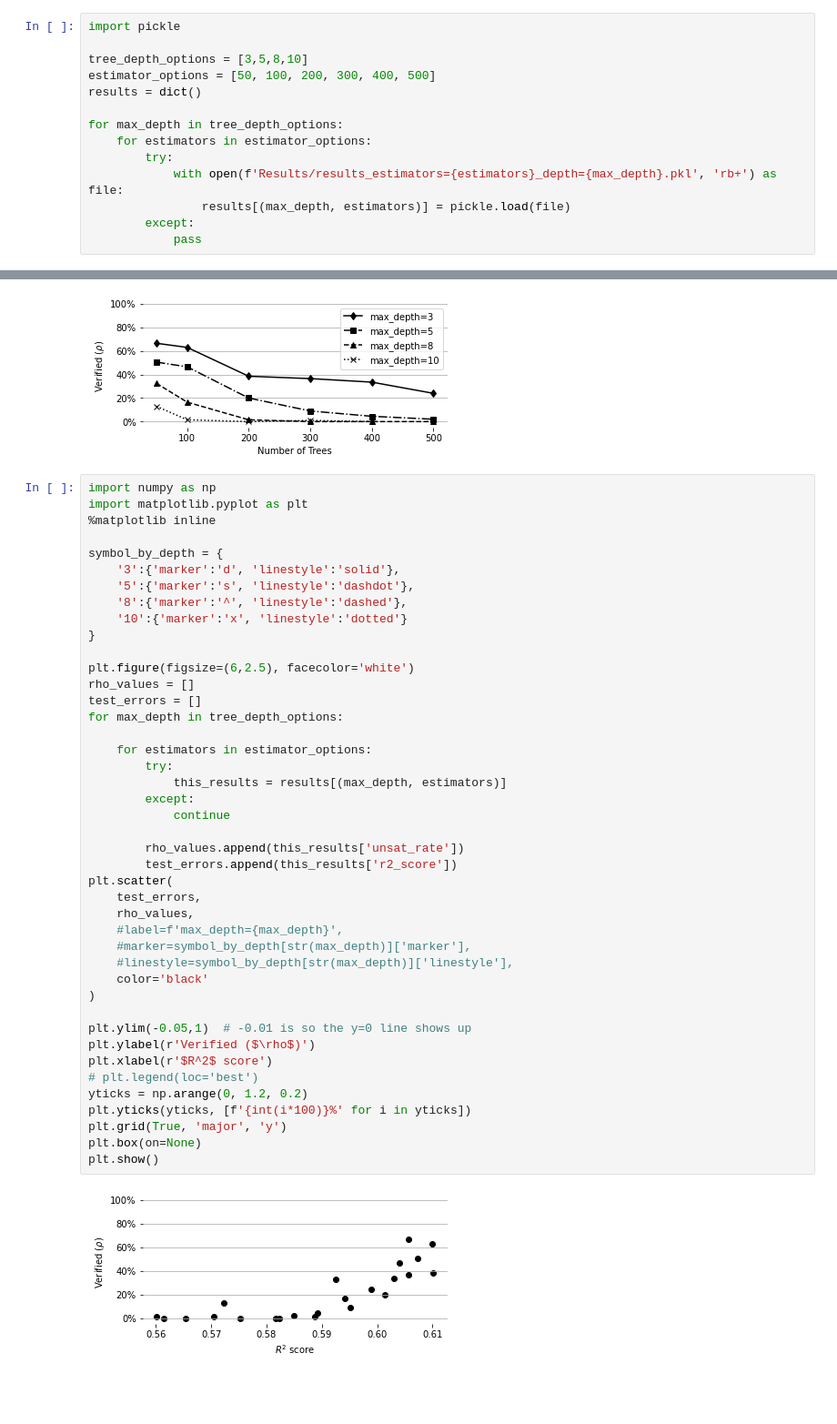
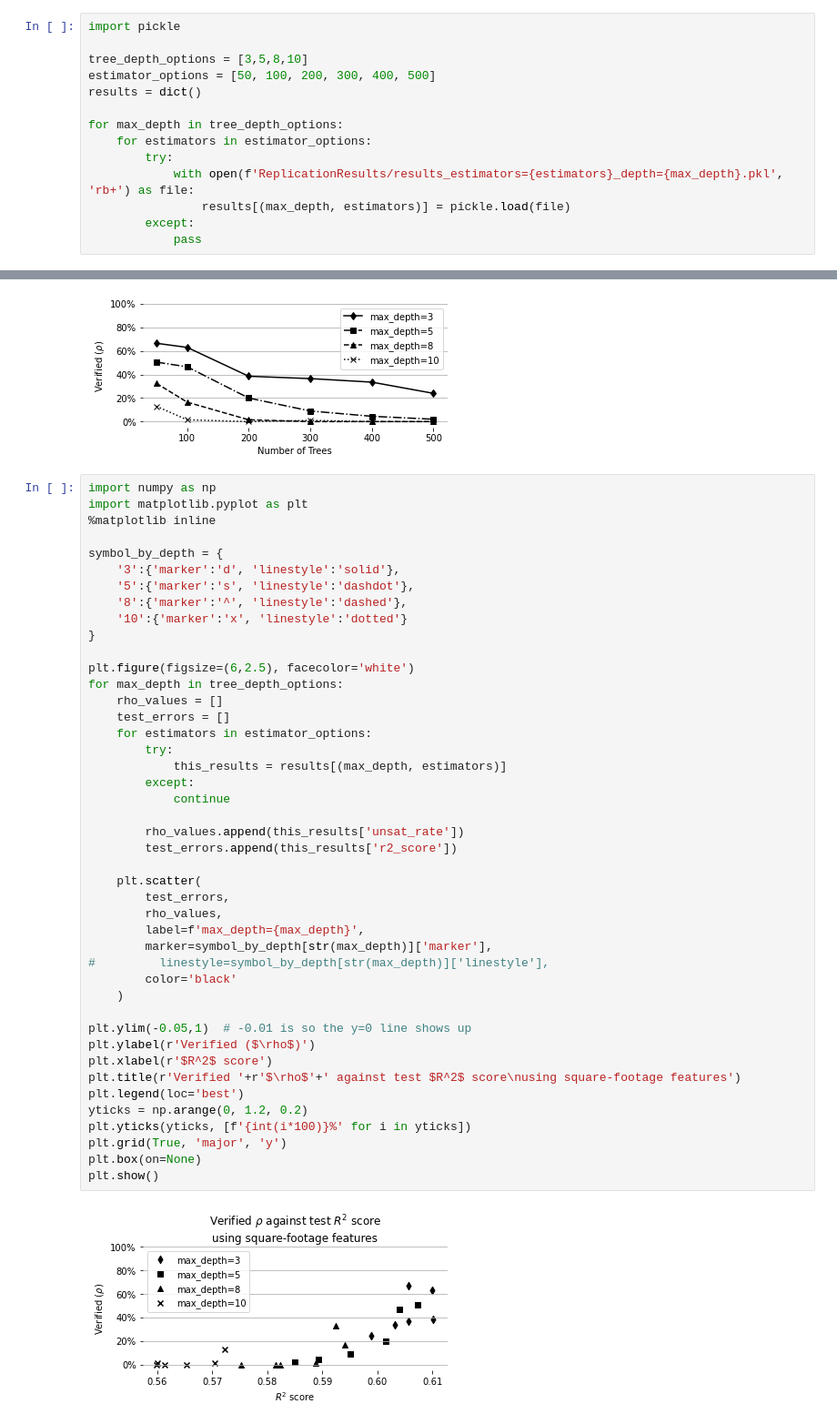
Before and after one commit to kennethjmyers/CS689_project, a Jupyter notebook: Results.ipynb, the cells around one changed output, grey strips where cells are left out. Shown at 91% size. Drawn from its saved outputs; the diff is of its cells as text; blank space fills up the shorter version.

Commit message:
update for input standardization results

```diff
--- a/Results.ipynb
+++ b/Results.ipynb
@@ -10,7 +10,7 @@ results = dict()
 for max_depth in tree_depth_options:
     for estimators in estimator_options:
         try:
-            with open(f'Results/results_estimators={estimators}_depth={max_depth}.pkl', 'rb+') as file:
+            with open(f'ReplicationResults/results_estimators={estimators}_depth={max_depth}.pkl', 'rb+') as file:
                 results[(max_depth, estimators)] = pickle.load(file)
         except:
             pass
@@ -63,43 +63,44 @@ import numpy as np
 import matplotlib.pyplot as plt
 %matplotlib inline
 
 symbol_by_depth = {
     '3':{'marker':'d', 'linestyle':'solid'},
     '5':{'marker':'s', 'linestyle':'dashdot'},
     '8':{'marker':'^', 'linestyle':'dashed'},
     '10':{'marker':'x', 'linestyle':'dotted'}
 }
 
 plt.figure(figsize=(6,2.5), facecolor='white')
-rho_values = []
-test_errors = []
 for max_depth in tree_depth_options:
-
+    rho_values = []
+    test_errors = []
     for estimators in estimator_options:
         try:
             this_results = results[(max_depth, estimators)]
         except:
             continue
 
         rho_values.append(this_results['unsat_rate'])
         test_errors.append(this_results['r2_score'])
-plt.scatter(
-    test_errors,
-    rho_values,
-    #label=f'max_depth={max_depth}',
-    #marker=symbol_by_depth[str(max_depth)]['marker'],
-    #linestyle=symbol_by_depth[str(max_depth)]['linestyle'],
-    color='black'
-)
+
+    plt.scatter(
+        test_errors,
+        rho_values,
+        label=f'max_depth={max_depth}',
+        marker=symbol_by_depth[str(max_depth)]['marker'],
+#         linestyle=symbol_by_depth[str(max_depth)]['linestyle'],
+        color='black'
+    )
 
 plt.ylim(-0.05,1)  # -0.01 is so the y=0 line shows up
 plt.ylabel(r'Verified ($\rho$)')
 plt.xlabel(r'$R^2$ score')
-# plt.legend(loc='best')
+plt.title(r'Verified '+r'$\rho$'+' against test $R^2$ score\nusing square-footage features')
+plt.legend(loc='best')
 yticks = np.arange(0, 1.2, 0.2)
 plt.yticks(yticks, [f'{int(i*100)}%' for i in yticks])
 plt.grid(True, 'major', 'y')
 plt.box(on=None)
 plt.show()
 # %% [output]
-[figure, old version]
+[figure, new version]
```
Also changed, not shown: parts of 4 cells of this notebook, 20 other files.
